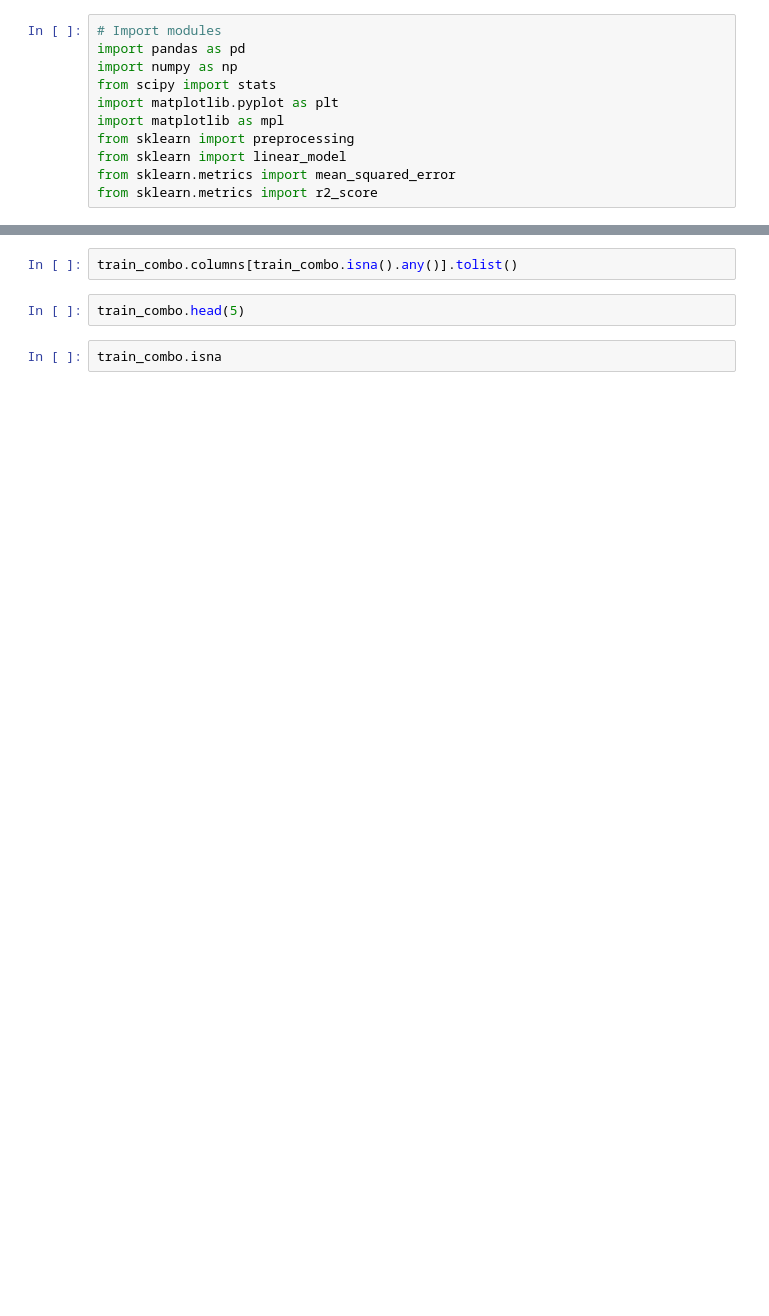
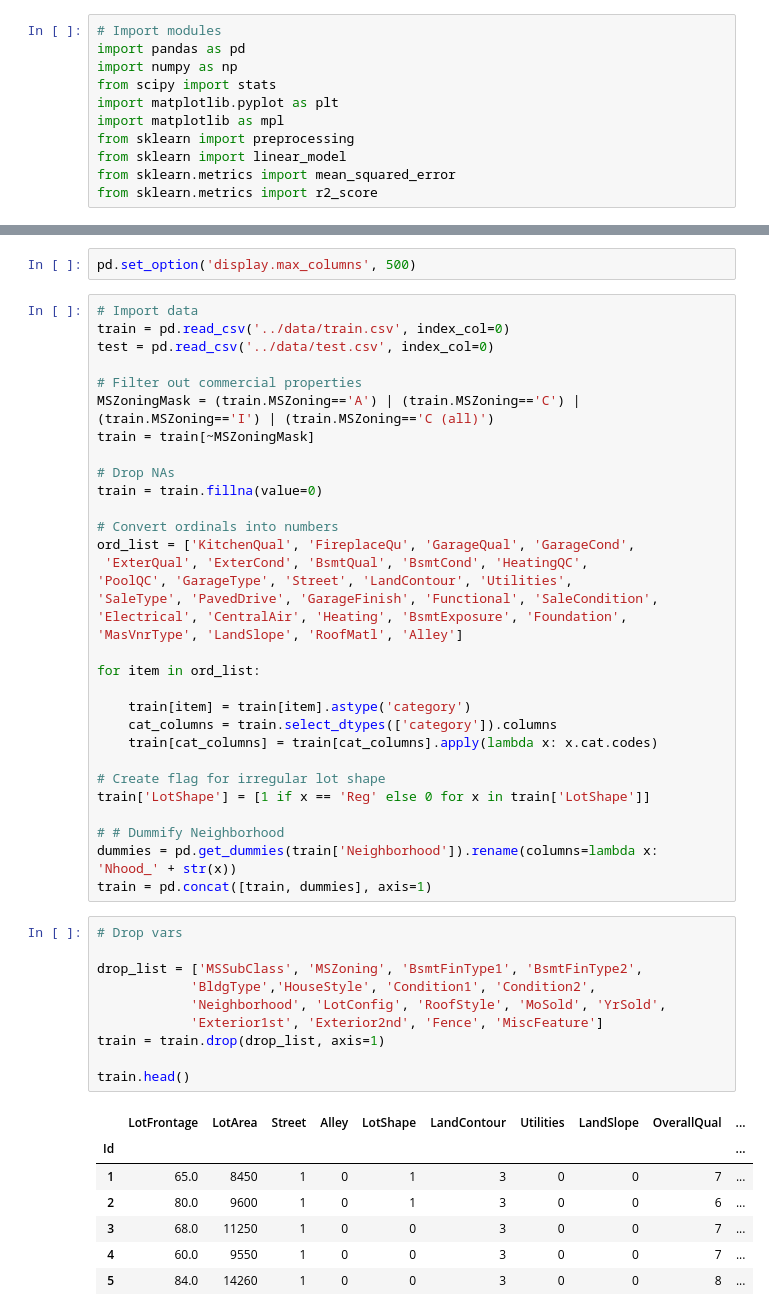
Before and after one commit to marc7531/housing-project, a Jupyter notebook: kraus/Super_complicated.ipynb, the cells around one changed output, grey strips where cells are left out. Drawn from its saved outputs; the diff is of its cells as text; blank space fills up the shorter version.

```diff
--- a/kraus/Super_complicated.ipynb
+++ b/kraus/Super_complicated.ipynb
@@ -169,6 +12,52 @@ ValueError: Input contains NaN, infinity or a value too large for dtype('float64
-# %%
-train_combo.columns[train_combo.isna().any()].tolist()
-# %%
-train_combo.head(5)
-# %%
-train_combo.isna
+# %%
+pd.set_option('display.max_columns', 500)
+# %%
+# Import data
+train = pd.read_csv('../data/train.csv', index_col=0)
+test = pd.read_csv('../data/test.csv', index_col=0)
+
+# Filter out commercial properties
+MSZoningMask = (train.MSZoning=='A') | (train.MSZoning=='C') | (train.MSZoning=='I') | (train.MSZoning=='C (all)')
+train = train[~MSZoningMask]
+
+# Drop NAs
+train = train.fillna(value=0)
+
+# Convert ordinals into numbers
+ord_list = ['KitchenQual', 'FireplaceQu', 'GarageQual', 'GarageCond',
+ 'ExterQual', 'ExterCond', 'BsmtQual', 'BsmtCond', 'HeatingQC',
+'PoolQC', 'GarageType', 'Street', 'LandContour', 'Utilities',
+'SaleType', 'PavedDrive', 'GarageFinish', 'Functional', 'SaleCondition',
+'Electrical', 'CentralAir', 'Heating', 'BsmtExposure', 'Foundation',
+'MasVnrType', 'LandSlope', 'RoofMatl', 'Alley']
+
+for item in ord_list:
+
+    train[item] = train[item].astype('category')
+    cat_columns = train.select_dtypes(['category']).columns
+    train[cat_columns] = train[cat_columns].apply(lambda x: x.cat.codes)
+
+# Create flag for irregular lot shape
+train['LotShape'] = [1 if x == 'Reg' else 0 for x in train['LotShape']]
+
+# # Dummify Neighborhood
+dummies = pd.get_dummies(train['Neighborhood']).rename(columns=lambda x: 'Nhood_' + str(x))
+train = pd.concat([train, dummies], axis=1)
+# %%
+# Drop vars
+
+drop_list = ['MSSubClass', 'MSZoning', 'BsmtFinType1', 'BsmtFinType2',
+            'BldgType','HouseStyle', 'Condition1', 'Condition2',
+            'Neighborhood', 'LotConfig', 'RoofStyle', 'MoSold', 'YrSold',
+            'Exterior1st', 'Exterior2nd', 'Fence', 'MiscFeature']
+train = train.drop(drop_list, axis=1)
+
+train.head()
+# %% [output]
+|  | LotFrontage | LotArea | Street | Alley | LotShape | LandContour | Utilities | LandSlope | OverallQual | ... |
+| Id |  |  |  |  |  |  |  |  |  | ... |
+| 1 | 65.0 | 8450 | 1 | 0 | 1 | 3 | 0 | 0 | 7 | ... |
+| 2 | 80.0 | 9600 | 1 | 0 | 1 | 3 | 0 | 0 | 6 | ... |
+| 3 | 68.0 | 11250 | 1 | 0 | 0 | 3 | 0 | 0 | 7 | ... |
+| 4 | 60.0 | 9550 | 1 | 0 | 0 | 3 | 0 | 0 | 7 | ... |
+| 5 | 84.0 | 14260 | 1 | 0 | 0 | 3 | 0 | 0 | 8 | ... |
```
Also changed, not shown: parts of 34 cells of this notebook.
